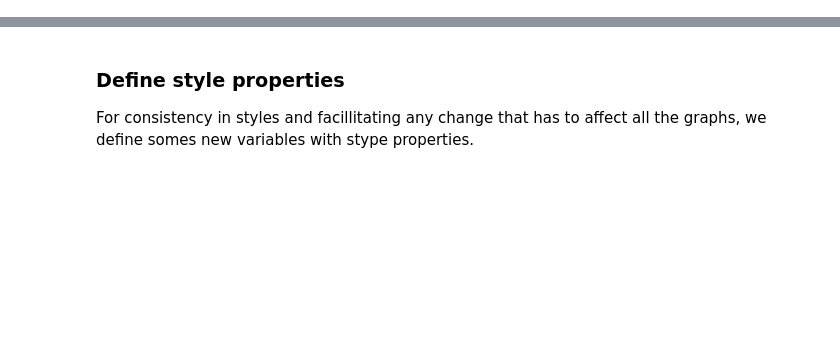
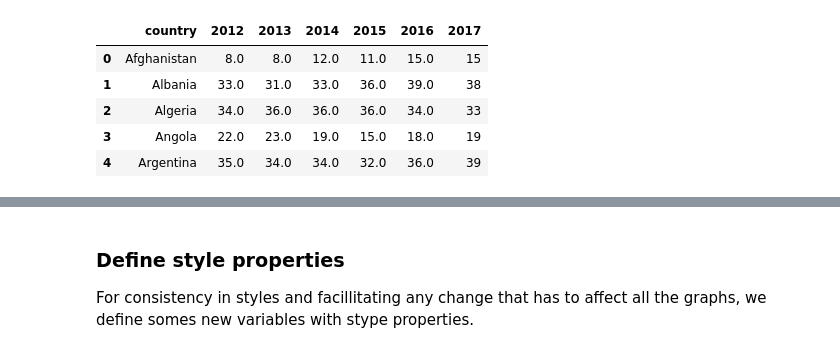
Before and after one commit to luisberns/study-data-analysis, a Jupyter notebook: dand-udacity/project2/corruption_analysis.ipynb, the cells around one changed output, grey strips where cells are left out. Cells and saved outputs as stored; diff of their text form; code cells hidden in the pictures; blank space fills up the shorter version.

```diff
--- a/dand-udacity/project2/corruption_analysis.ipynb
+++ b/dand-udacity/project2/corruption_analysis.ipynb
@@ -64,0 +109,10 @@ df = pd.read_csv('data/cleaned_df_cpi-killings-internet.csv')
+# %%
+# CPI
+dfs[2].head()
+# %% [output]
+|  | country | 2012 | 2013 | 2014 | 2015 | 2016 | 2017 |
+| 0 | Afghanistan | 8.0 | 8.0 | 12.0 | 11.0 | 15.0 | 15 |
+| 1 | Albania | 33.0 | 31.0 | 33.0 | 36.0 | 39.0 | 38 |
+| 2 | Algeria | 34.0 | 36.0 | 36.0 | 36.0 | 34.0 | 33 |
+| 3 | Angola | 22.0 | 23.0 | 19.0 | 15.0 | 18.0 | 19 |
+| 4 | Argentina | 35.0 | 34.0 | 34.0 | 32.0 | 36.0 | 39 |
```
Also changed, not shown: parts of 41 cells of this notebook, 3 other files.
